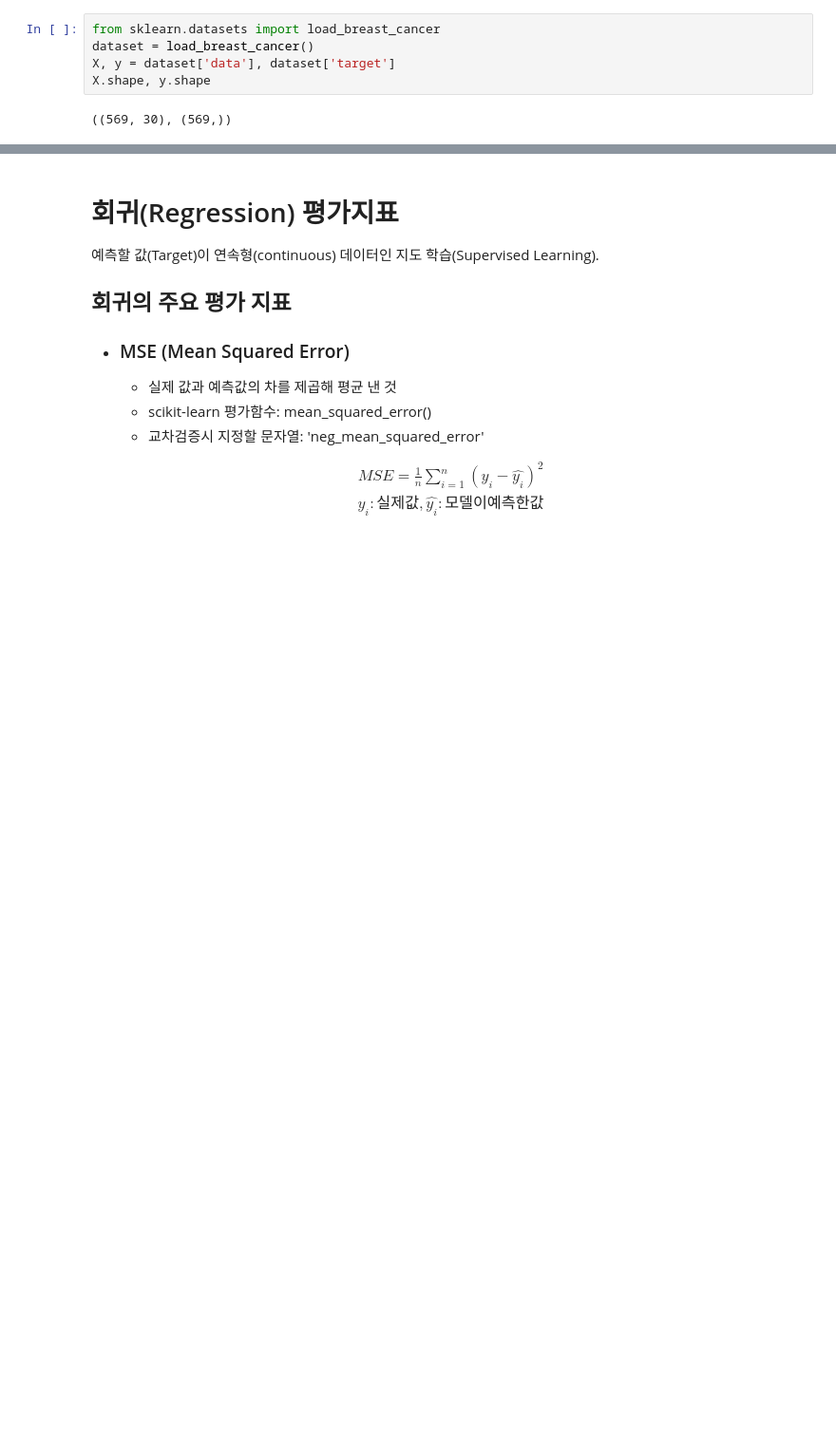
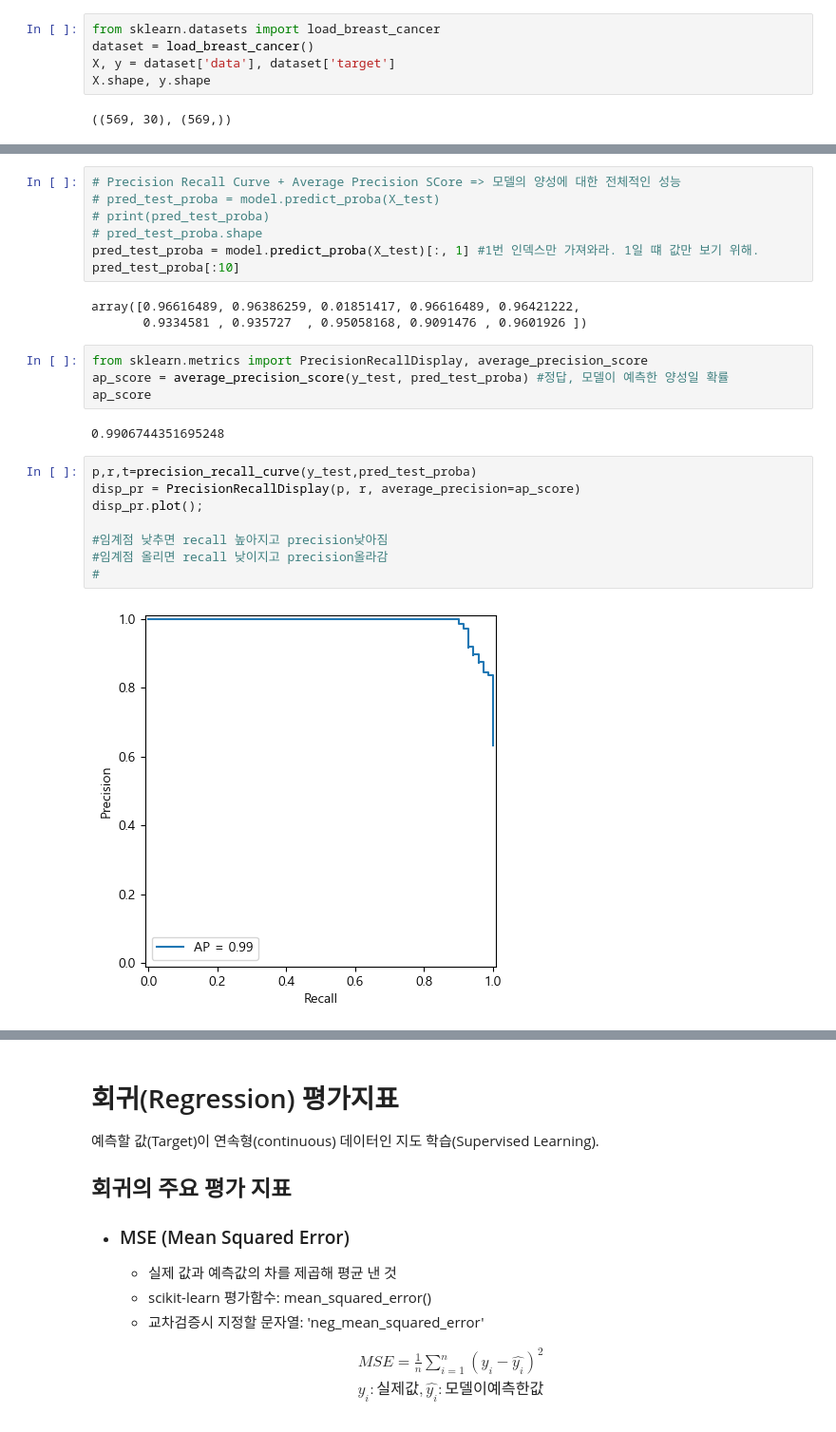
Before and after one commit to ksryong0/SKN21, a Jupyter notebook: 06_machine_learning/05_평가지표.ipynb, the cells around one changed output, grey strips where cells are left out. Shown: that part at 95% size. Cells and saved outputs as stored; diff of their text form; blank space fills up the shorter version.

```diff
--- a/06_machine_learning/05_평가지표.ipynb
+++ b/06_machine_learning/05_평가지표.ipynb
@@ -1180,0 +1262,26 @@ X.shape, y.shape
+# %%
+# Precision Recall Curve + Average Precision SCore => 모델의 양성에 대한 전체적인 성능
+# pred_test_proba = model.predict_proba(X_test)
+# print(pred_test_proba)
+# pred_test_proba.shape
+pred_test_proba = model.predict_proba(X_test)[:, 1] #1번 인덱스만 가져와라. 1일 떄 값만 보기 위해.
+pred_test_proba[:10]
+# %% [output]
+array([0.96616489, 0.96386259, 0.01851417, 0.96616489, 0.96421222,
+       0.9334581 , 0.935727  , 0.95058168, 0.9091476 , 0.9601926 ])
+# %%
+from sklearn.metrics import PrecisionRecallDisplay, average_precision_score
+ap_score = average_precision_score(y_test, pred_test_proba) #정답, 모델이 예측한 양성일 확률
+ap_score
+# %% [output]
+0.9906744351695248
+# %%
+p,r,t=precision_recall_curve(y_test,pred_test_proba)
+disp_pr = PrecisionRecallDisplay(p, r, average_precision=ap_score)
+disp_pr.plot();
+
+#임계점 낮추면 recall 높아지고 precision낮아짐
+#임계점 올리면 recall 낮이지고 precision올라감
+#
+# %% [output]
+[figure, added]
```
Also changed, not shown: parts of 70 cells of this notebook, 4 other files.
